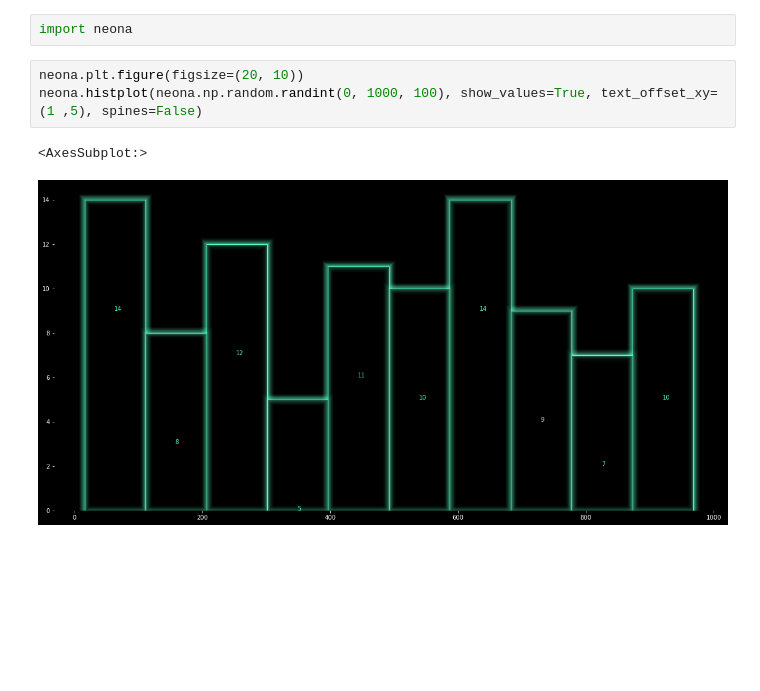
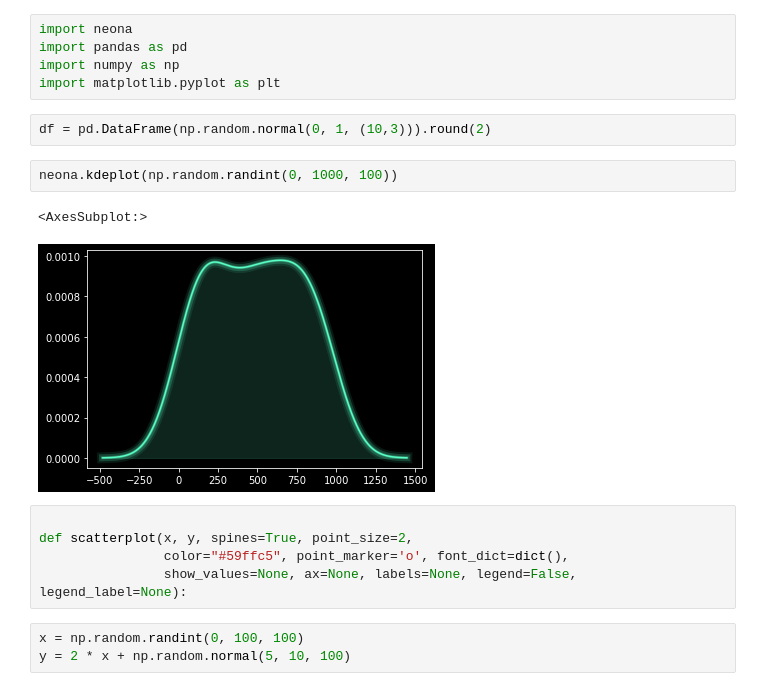
Before and after one commit to AayushSameerShah/neona, a Jupyter notebook: plotting.ipynb, the cells around one changed output. Cells and saved outputs as stored; diff of their text form; blank space fills up the shorter version.

```diff
--- a/plotting.ipynb
+++ b/plotting.ipynb
@@ -1,8 +1,20 @@
-# %%
-import neona
+# %%
+import neona
+import pandas as pd
+import numpy as np
+import matplotlib.pyplot as plt
+# %%
+df = pd.DataFrame(np.random.normal(0, 1, (10,3))).round(2)
 # %%
-neona.plt.figure(figsize=(20, 10))
-neona.histplot(neona.np.random.randint(0, 1000, 100), show_values=True, text_offset_xy=(1 ,5), spines=False)
+neona.kdeplot(np.random.randint(0, 1000, 100))
 # %% [output]
 <AxesSubplot:>
-[figure, old version]
+[figure, new version]
+# %%
+
+def scatterplot(x, y, spines=True, point_size=2,
+                color="#59ffc5", point_marker='o', font_dict=dict(),
+                show_values=None, ax=None, labels=None, legend=False, legend_label=None):
+# %%
+x = np.random.randint(0, 100, 100)
+y = 2 * x + np.random.normal(5, 10, 100)
```
Also changed, not shown: parts of 1 cell of this notebook, 1 other file.
